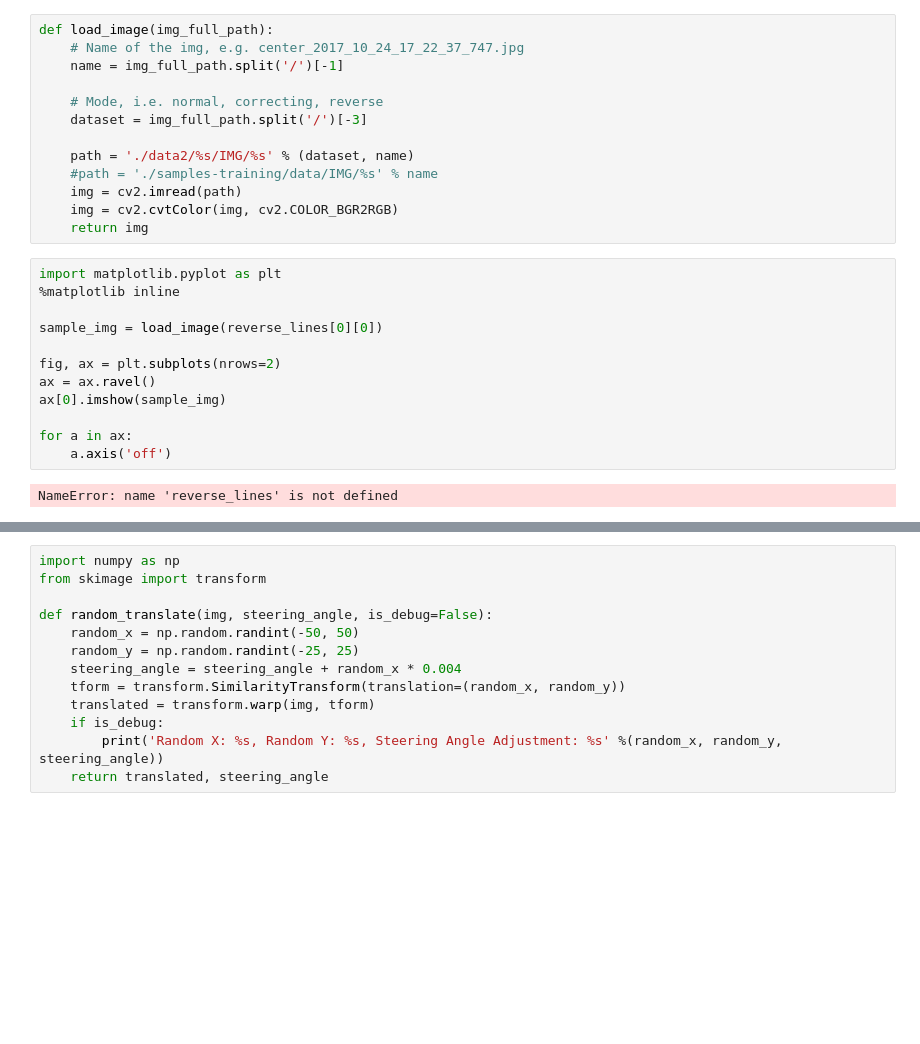
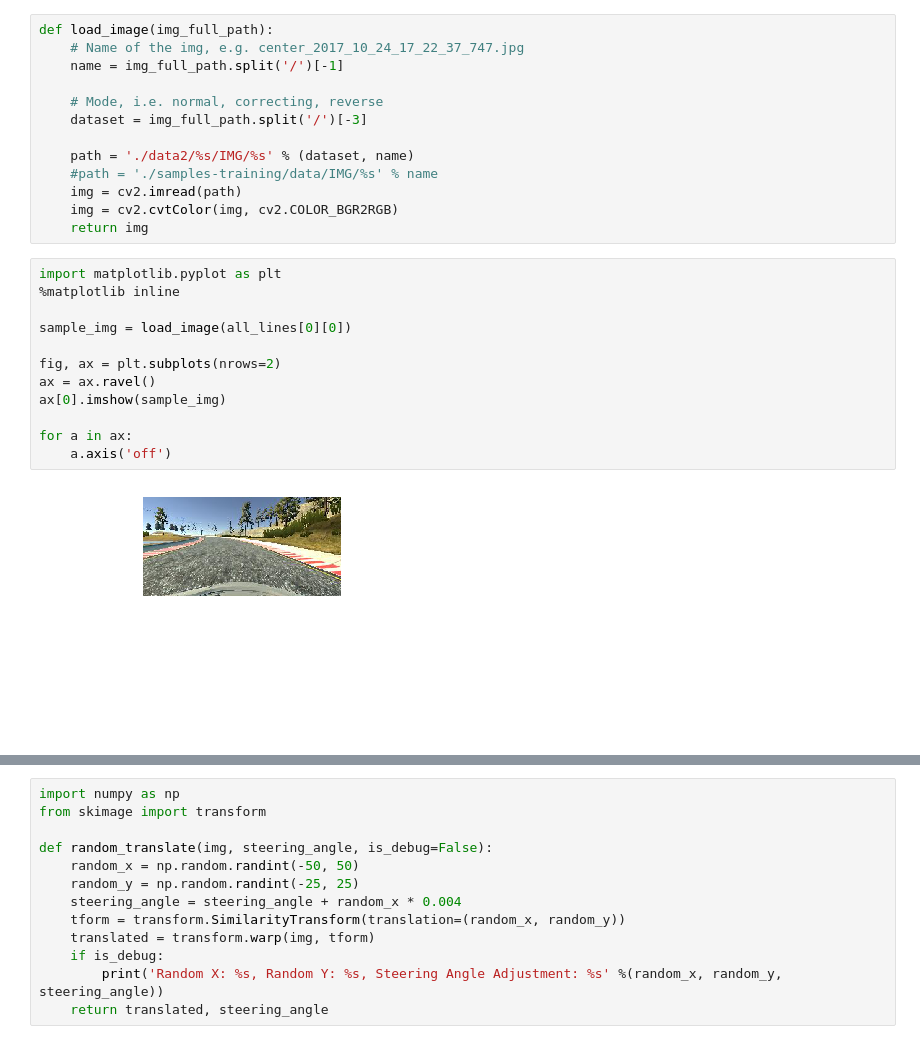
Before and after one commit to kevinwestern/CarND-Behavioral-Cloning-P3, a Jupyter notebook: model.ipynb, the cells around one changed output, grey strips where cells are left out. Cells and saved outputs as stored; diff of their text form; blank space fills up the shorter version.

```diff
--- a/model.ipynb
+++ b/model.ipynb
@@ -66,17 +105,17 @@ def load_image(img_full_path):
 # %%
 import matplotlib.pyplot as plt
 %matplotlib inline
 
-sample_img = load_image(reverse_lines[0][0])
+sample_img = load_image(all_lines[0][0])
 
 fig, ax = plt.subplots(nrows=2)
 ax = ax.ravel()
 ax[0].imshow(sample_img)
 
 for a in ax:
     a.axis('off')
 # %% [output]
-NameError: name 'reverse_lines' is not defined
+[figure, added]
 # %%
 import numpy as np
 import matplotlib.pyplot as plt
```
Also changed, not shown: parts of 17 cells of this notebook, 2 other files.
